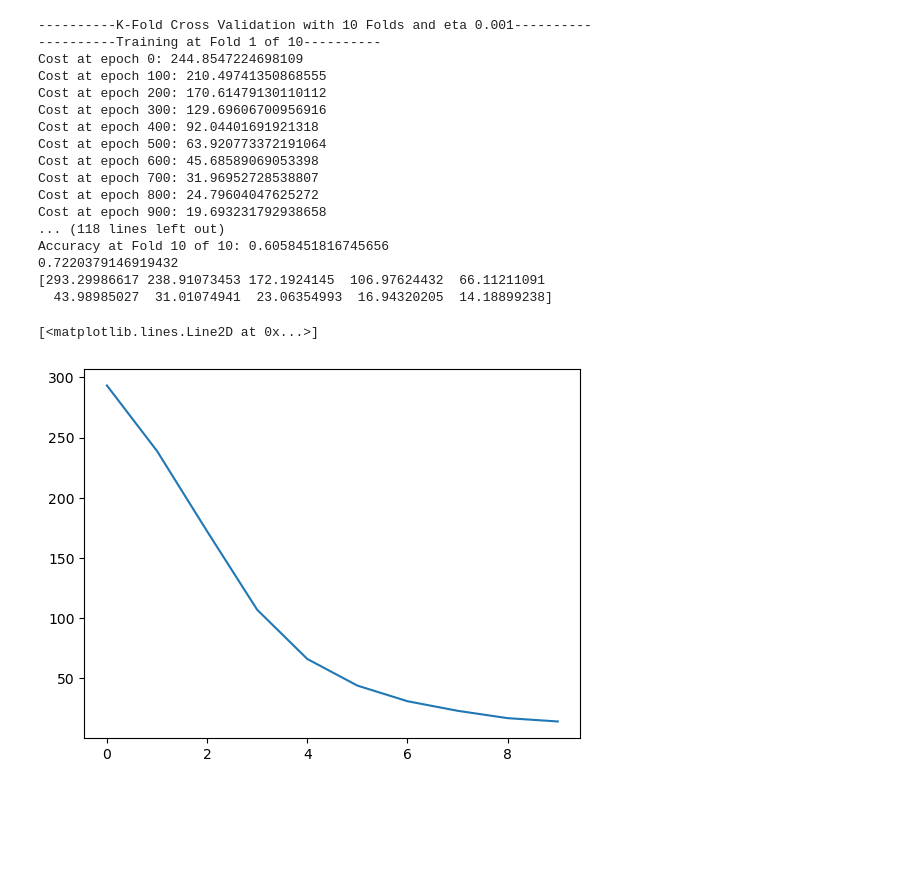
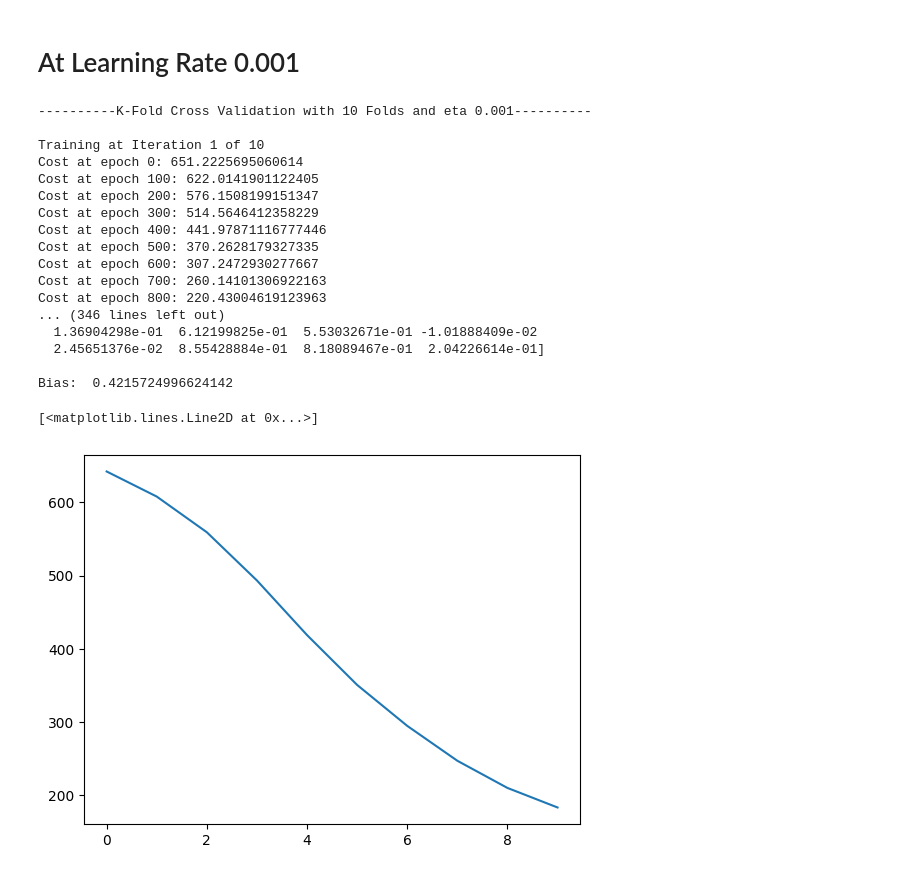
Before and after one commit to MH0386/logistic_regression, a Jupyter notebook: logistic_regression.ipynb, the cells around one changed output. Cells and saved outputs as stored; diff of their text form; code cells hidden in the pictures; blank space fills up the shorter version.

```diff
--- a/logistic_regression.ipynb
+++ b/logistic_regression.ipynb
@@ -105,30 +138,29 @@ plt(c)
+# %% [markdown]
+# At Learning Rate 0.001
 # %%
-k = 10
 print(f"----------K-Fold Cross Validation with {k} Folds and eta 0.001----------")
-average_accuracy, c = k_fold_cross_validation(xTrain, yTrain, k, 0.001, 1000)
-print(average_accuracy)
-print(c)
+average_accuracy, c, w, b = k_fold_cross_validation(xTrain, yTrain, k, 0.001, iterations)
+print("\nAverage Accuracy: ", average_accuracy)
+print("\nWeights: ", w)
+print("\nBias: ", b)
+plt(c)
 # %% [output]
 ----------K-Fold Cross Validation with 10 Folds and eta 0.001----------
-----------Training at Fold 1 of 10----------
-Cost at epoch 0: 244.8547224698109
-Cost at epoch 100: 210.49741350868555
-Cost at epoch 200: 170.61479130110112
-Cost at epoch 300: 129.69606700956916
-Cost at epoch 400: 92.04401691921318
-Cost at epoch 500: 63.920773372191064
-Cost at epoch 600: 45.68589069053398
-Cost at epoch 700: 31.96952728538807
-Cost at epoch 800: 24.79604047625272
-Cost at epoch 900: 19.693231792938658
-... (118 lines left out)
-Accuracy at Fold 10 of 10: 0.6058451816745656
-0.7220379146919432
-[293.29986617 238.91073453 172.1924145  106.97624432  66.11211091
-  43.98985027  31.01074941  23.06354993  16.94320205  14.18899238]
+
+Training at Iteration 1 of 10
+Cost at epoch 0: 651.2225695060614
+Cost at epoch 100: 622.0141901122405
+Cost at epoch 200: 576.1508199151347
+Cost at epoch 300: 514.5646412358229
+Cost at epoch 400: 441.97871116777446
+Cost at epoch 500: 370.2628179327335
+Cost at epoch 600: 307.2472930277667
+Cost at epoch 700: 260.14101306922163
+Cost at epoch 800: 220.43004619123963
+... (346 lines left out)
+  1.36904298e-01  6.12199825e-01  5.53032671e-01 -1.01888409e-02
+  2.45651376e-02  8.55428884e-01  8.18089467e-01  2.04226614e-01]
+
+Bias:  0.4215724996624142
+[<matplotlib.lines.Line2D at 0x...>]
+[figure, added]
-# %%
-#graph the cost
-plt(c)
-# %% [output]
-[<matplotlib.lines.Line2D at 0x...>]
-[figure, removed]
```
Also changed, not shown: parts of 14 cells of this notebook.
